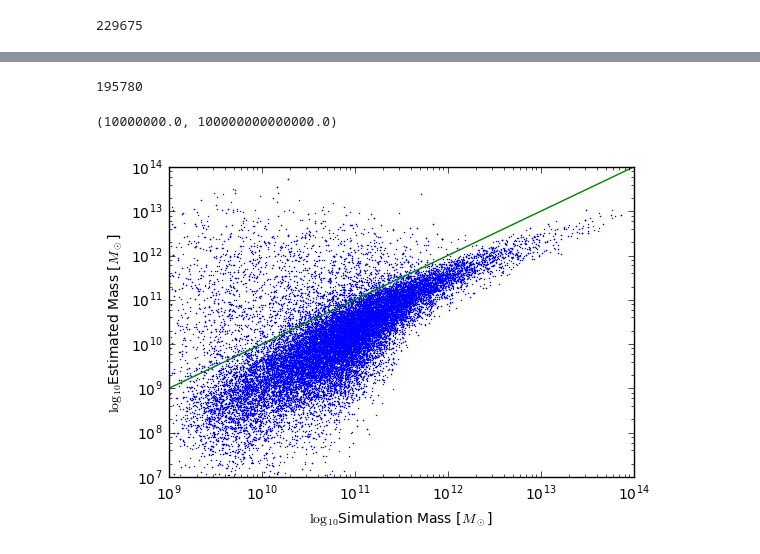
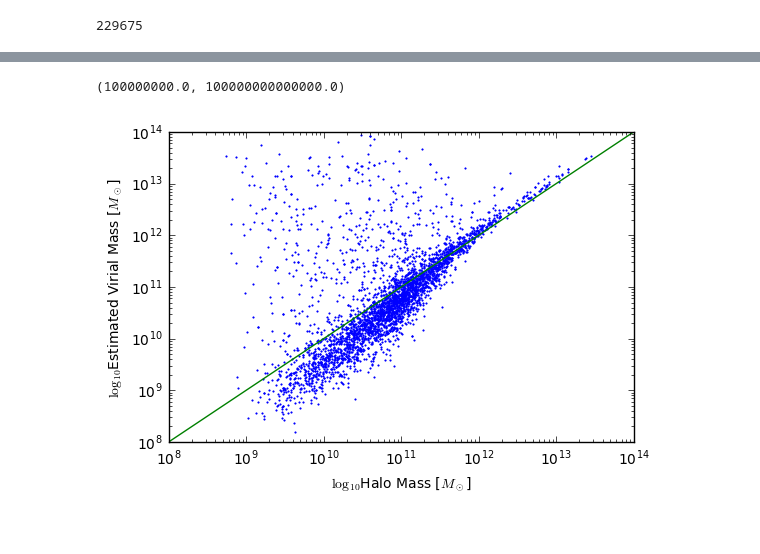
Before and after one commit to forero/IllustrisGroups, a Jupyter notebook: src/group_exploration.ipynb, the cells around one changed output, grey strips where cells are left out. Cells and saved outputs as stored; diff of their text form; code cells hidden in the pictures.

```diff
--- a/src/group_exploration.ipynb
+++ b/src/group_exploration.ipynb
@@ -90,3 +97,3 @@ np.savetxt('../data/summary.dat', a,
 # %%
 data = np.loadtxt('../data/summary.dat')
-virial_masses, sim_masses, n_subs_in_halo = data.T
+sim_nsub_halo, sim_masses, sim_radius, sim_sigma_1D, sim_sigma_3D = data.T
@@ -93,17 +139,17 @@ virial_masses, sim_masses, n_subs_in_halo = data.T
 # %%
+alpha = 2.5
+virial_masses =1E6 * (sim_sigma_3D/np.sqrt(alpha))**3
 plt.xscale('log')
 plt.yscale('log')
-ii = n_subs_in_halo>10
-print(np.count_nonzero(~ii))
-plt.plot(sim_masses[ii], virial_masses[ii], '.', markersize=1)
+ii = sim_nsub_halo>10
+plt.plot(sim_masses[ii], virial_masses[ii], '.', markersize=2)
 x = np.logspace(7, 14, num=20)
 plt.plot(x,x)
-plt.xlabel('$\log_{10}$Simulation Mass [$M_\odot$]')
-plt.ylabel('$\log_{10}$Estimated Mass [$M_\odot$]')
+plt.ylabel('$\log_{10}$Estimated Virial Mass [$M_\odot$]')
+plt.xlabel('$\log_{10}$Halo Mass [$M_\odot$]')
 ax = plt.axes()
-ax.set_xlim([1E9, 1E14])
-ax.set_ylim([1E7, 1E14])
+ax.set_ylim([1E8, 1E14])
+ax.set_xlim([1E8, 1E14])
 # %% [output]
-195780
+(100000000.0, 100000000000000.0)
-(10000000.0, 100000000000000.0)
-[figure, old version]
+[figure, new version]
```
Also changed, not shown: parts of 7 cells of this notebook.
